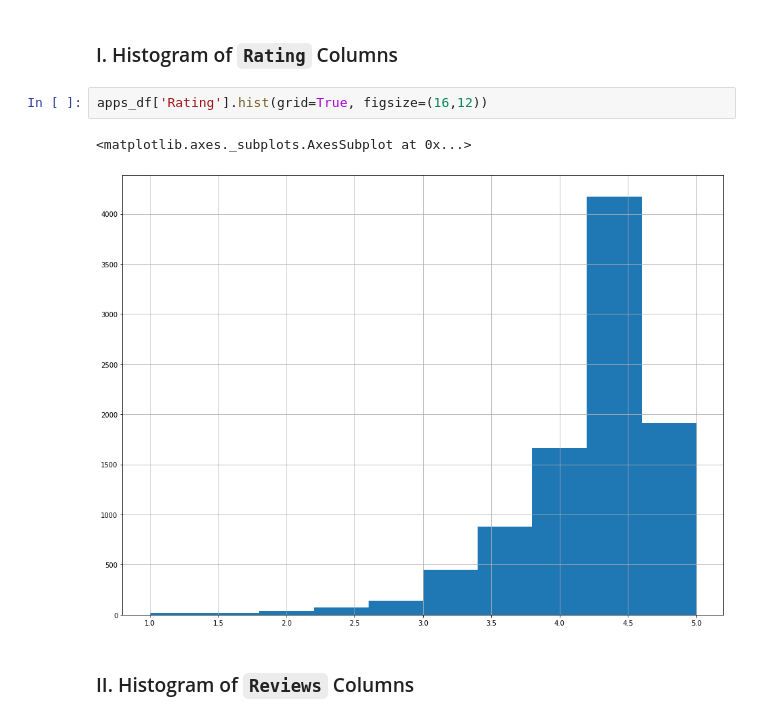
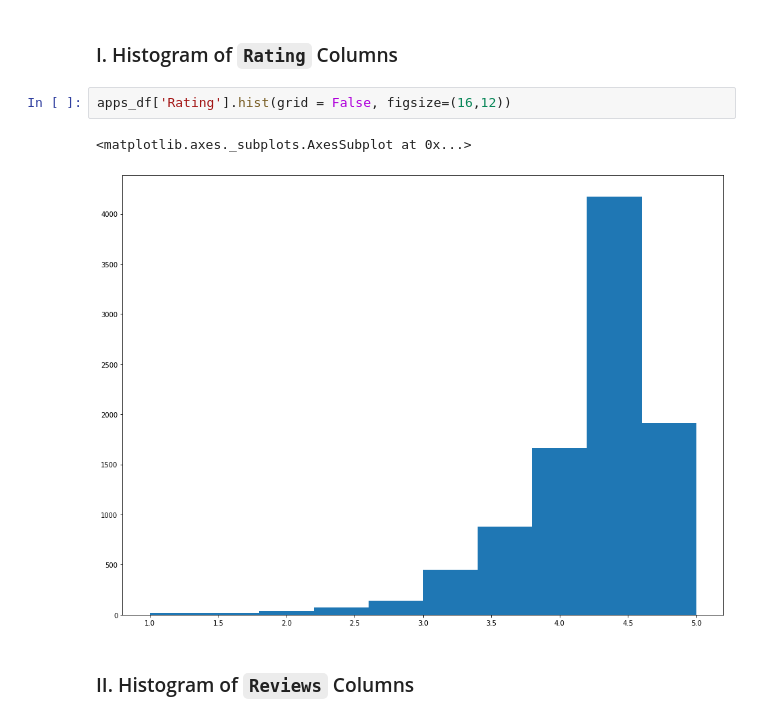
Before and after one commit to Logician724/play-store-analysis, a Jupyter notebook: notebook.ipynb, the cells around one changed output. Saved outputs shown, nothing was run; the diff lists cells and outputs as text.

```diff
--- a/notebook.ipynb
+++ b/notebook.ipynb
@@ -280,10 +280,10 @@ memory usage: 1.2+ MB
 # %% [markdown]
 ### I. Histogram of `Rating` Columns
 # %%
-apps_df['Rating'].hist(grid=True, figsize=(16,12))
+apps_df['Rating'].hist(grid = False, figsize=(16,12))
 # %% [output]
 <matplotlib.axes._subplots.AxesSubplot at 0x...>
-[figure, old version]
+[figure, new version]
 # %% [markdown]
 ### II. Histogram of `Reviews` Columns
 # %%
```
Also changed, not shown: parts of 4 cells of this notebook.
